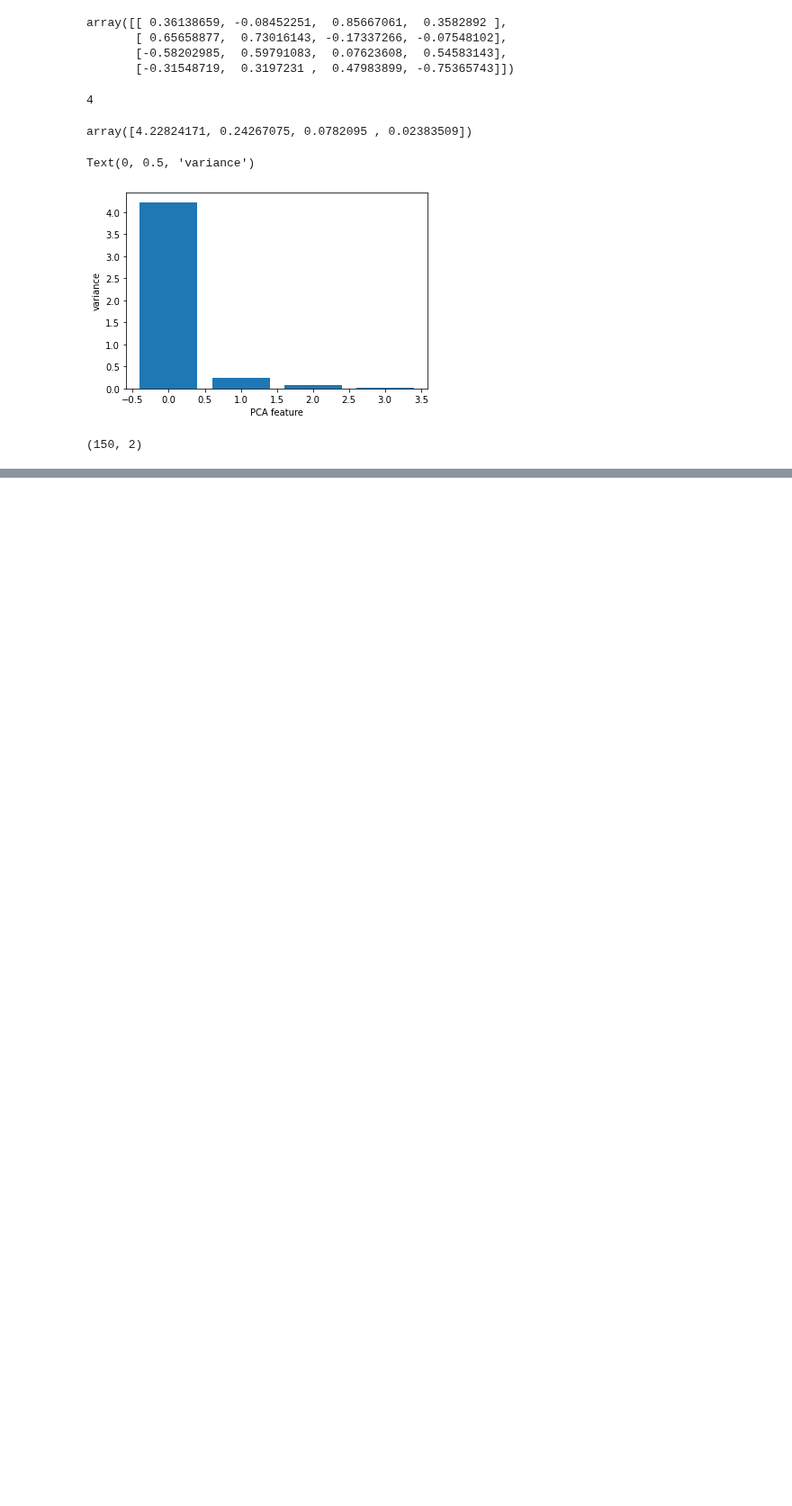
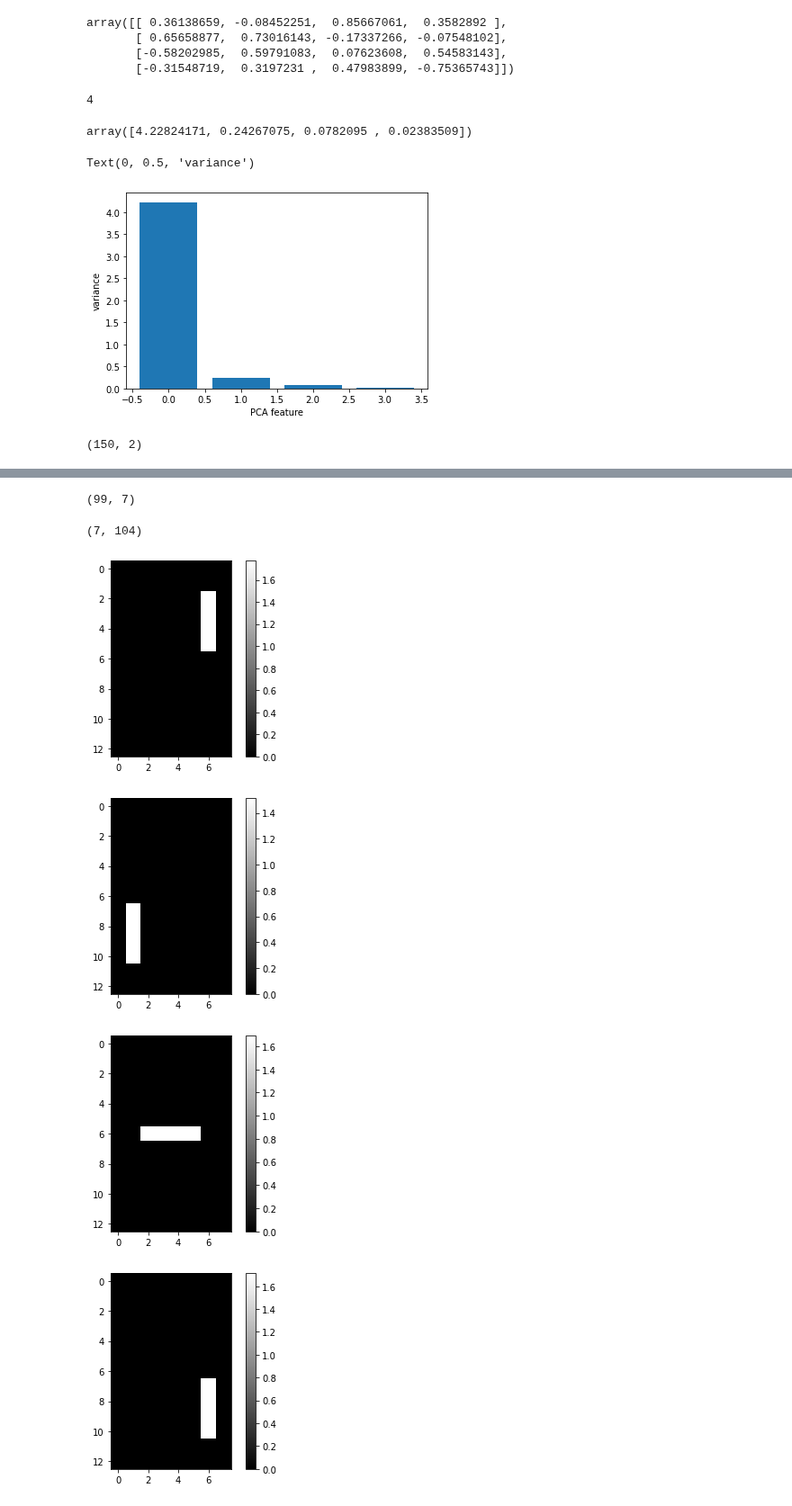
Before and after one commit to AkhilVinayakp/machine_Learning_Algorithms_python, a Jupyter notebook: ml_camp/unsuper.ipynb, the cells around one changed output, grey strips where cells are left out. Shown at 90% size. Drawn from its saved outputs; the diff is of its cells as text; code cells hidden in the pictures; blank space fills up the shorter version.

```diff
--- a/ml_camp/unsuper.ipynb
+++ b/ml_camp/unsuper.ipynb
@@ -477,0 +552,17 @@ print(trans.shape)
+# %%
+ft.shape
+# %% [output]
+(99, 7)
+# %%
+nmf.components_.shape
+# %% [output]
+(7, 104)
+# %%
+# plotting each components
+for com in nmf.components_:
+    show(com)
+# %% [output]
+[figure, added]
+[figure, added]
+[figure, added]
+[figure, added]
```
Also changed, not shown: parts of 21 cells of this notebook.
